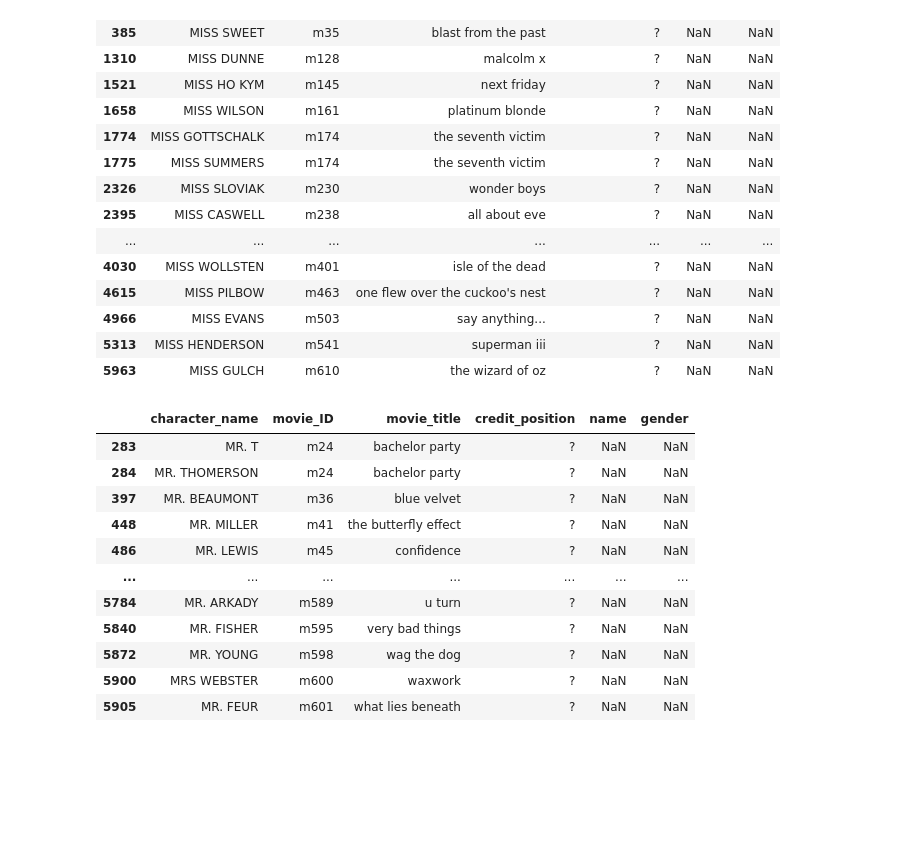
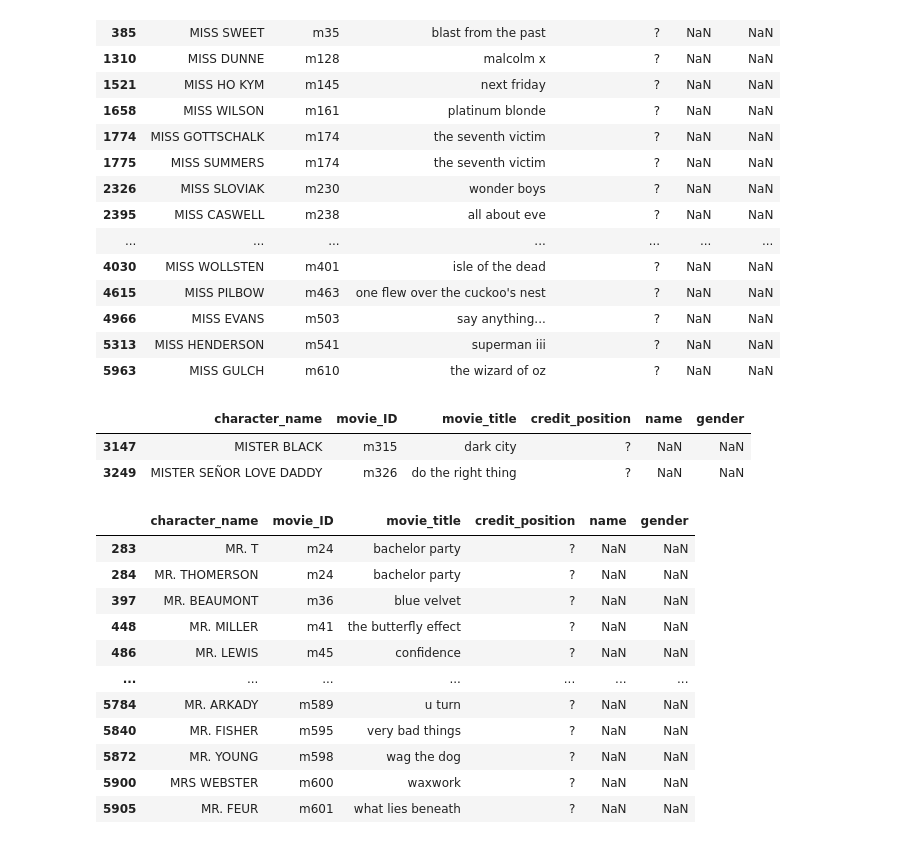
Before and after one commit to Data-Science-for-Linguists-2023/Movie-Gender-Dialogue-Analysis, a Jupyter notebook: Characters_Notebook.ipynb, the cells around one changed output. Saved outputs shown, nothing was run; the diff lists cells and outputs as text; code cells hidden in the pictures; blank space fills up the shorter version.

Commit message:
working on gender markers

```diff
--- a/Characters_Notebook.ipynb
+++ b/Characters_Notebook.ipynb
@@ -307,6 +315,12 @@ characters_ng_df[characters_ng_df.character_name.str.contains('MISS ')]
 | 4966 | MISS EVANS | m503 | say anything... | ? | NaN | NaN |
 | 5313 | MISS HENDERSON | m541 | superman iii | ? | NaN | NaN |
 | 5963 | MISS GULCH | m610 | the wizard of oz | ? | NaN | NaN |
+# %%
+characters_ng_df[characters_ng_df.character_name.str.contains('MISTER ')]
+# %% [output]
+|  | character_name | movie_ID | movie_title | credit_position | name | gender |
+| 3147 | MISTER BLACK | m315 | dark city | ? | NaN | NaN |
+| 3249 | MISTER SEÑOR LOVE DADDY | m326 | do the right thing | ? | NaN | NaN |
 # %%
 characters_ng_df[characters_ng_df.character_name.str.contains('MR. ')]
 # %% [output]
```
Also changed, not shown: parts of 12 cells of this notebook.
